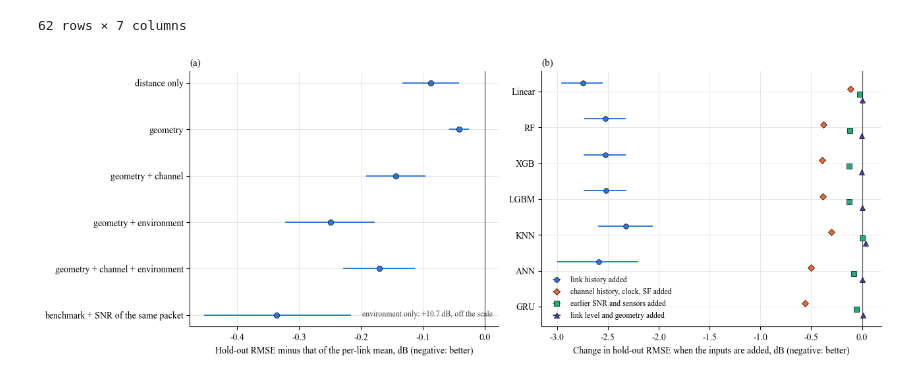
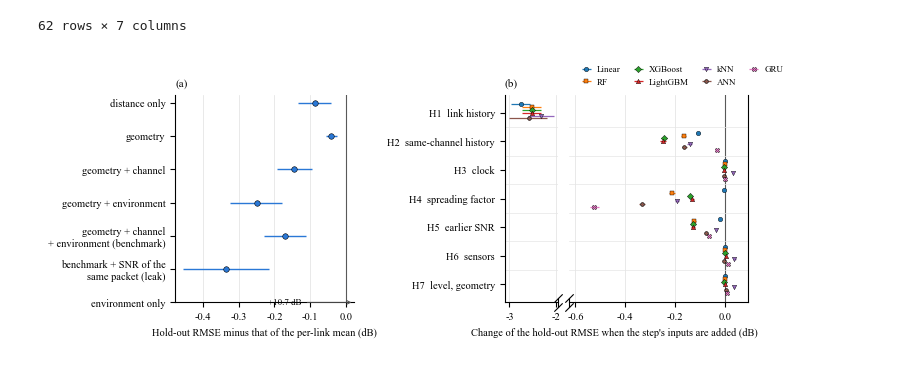
Before and after one commit to nahshonmokua/LoRaWAN-IndoorPathLossModeling-ML, a Jupyter notebook: 19_Feature_Groups.ipynb, the cells around one changed output. Cells and saved outputs as stored; diff of their text form; code cells hidden in the pictures.

Commit message:
19: seven-step figure for every family with intervals and a forest plot of the static subsets, an extra heat map of the steps, reading of Part B for the full ladder; re-run, computed outputs unchanged

```diff
--- a/19_Feature_Groups.ipynb
+++ b/19_Feature_Groups.ipynb
@@ -260,40 +260,69 @@ hold-out RMSE of the later rung minus the earlier rung (dB, negative: the added
 |  | H5 to H6 | 0.011 | 0.009 | 0.012 | -0.723 | -0.904 | -0.568 | yes |
 62 rows × 7 columns
 # %%
-# Figure: static groups against the per-link mean, and the steps of the history rungs
-plt.rcParams.update({"font.family": "serif", "font.serif": ["Times New Roman", "DejaVu Serif"], "font.size": 10})
-fig, ax = plt.subplots(1, 2, figsize=(13, 4.8), gridspec_kw={"width_ratios": [1, 1.1]})
+# Figure: (a) the static subsets against the per-link mean, (b) what each step of the history ladder adds, by family
+plt.rcParams.update({"font.family": "serif", "font.serif": ["Times New Roman", "DejaVu Serif"], "font.size": 7.5})
+fig = plt.figure(figsize=(7.16, 3.1))
+gs = fig.add_gridspec(1, 4, width_ratios=[1.0, 0.72, 0.3, 1.0], wspace=0.08, left=0.19, right=0.99, top=0.84, bottom=0.17)
+ax_a, ax_b1, ax_b2 = fig.add_subplot(gs[0]), fig.add_subplot(gs[2]), fig.add_subplot(gs[3])      # column 1 is the room for the row labels of (b)
+
+# (a) static subsets: difference to the per-link mean with its 95 % interval
+ref = "per-link mean"
 order = ["distance only", "geometry", "geometry + channel", "geometry + environment", full, "benchmark + SNR of the same packet"]
-ref = "per-link mean"
+label = {full: "geometry + channel\n+ environment (benchmark)", "benchmark + SNR of the same packet": "benchmark + SNR of the\nsame packet (leak)"}
 for i, n in enumerate(order):
     r = scores.loc[n]
-    ax[0].errorbar(r[f"dRMSE vs {ref}"], len(order) - 1 - i, xerr=[[r[f"dRMSE vs {ref}"] - r[f"lo ({ref})"]], [r[f"hi ({ref})"] - r[f"dRMSE vs {ref}"]]], fmt="o", color="#2a78d6", ms=6, mec="black", mew=0.5, lw=1.4)
-ax[0].axvline(0, color="0.35", lw=0.9)
-ax[0].text(0.98, 0.04, f"environment only: {scores.loc['environment only', f'dRMSE vs {ref}']:+.1f} dB, off the scale", transform=ax[0].transAxes, ha="right", fontsize=8.5, color="0.25")
-ax[0].set_yticks(range(len(order)), order[::-1])
-ax[0].set_xlabel("Hold-out RMSE minus that of the per-link mean, dB (negative: better)")
-colours = {"static to H1": ("#2a78d6", "o"), "H1 to H4": ("#eb6834", "D"), "H4 to H6": ("#1baf7a", "s"), "H6 to H7": ("#4a3aa7", "^")}
-labels = {"static to H1": "link history added", "H1 to H4": "channel history, clock, SF added", "H4 to H6": "earlier SNR and sensors added", "H6 to H7": "link level and geometry added"}
-fams = ["Linear", "RF", "XGB", "LGBM", "KNN", "ANN", "GRU"]
-for j, (stp, (colour, marker)) in enumerate(colours.items()):
-    sel = steps[steps.step == stp].set_index("family")
-    for i, f in enumerate(fams):
-        if f in sel.index:
-            r = sel.loc[f]
-            ax[1].errorbar(r.dRMSE, len(fams) - 1 - i + (1.5 - j) * 0.16, xerr=[[r.dRMSE - r.rmse_lo], [r.rmse_hi - r.dRMSE]], fmt=marker, color=colour, ms=5.5, mec="black", mew=0.5, lw=1.4,
-                           label=labels[stp] if i == 0 else None)
-ax[1].axvline(0, color="0.35", lw=0.9)
-ax[1].set_yticks(range(len(fams)), fams[::-1])
-ax[1].set_xlabel("Change in hold-out RMSE when the inputs are added, dB (negative: better)")
-ax[1].legend(frameon=False, loc="lower left", fontsize=8.5)
-for a_, tag in zip(ax, "ab"):
-    a_.grid(color="0.88", lw=0.6)
-    a_.set_axisbelow(True)
-    a_.set_title(f"({tag})", loc="left", fontsize=11)
-    for sp in ("top", "right"):
-        a_.spines[sp].set_visible(False)
-fig.tight_layout()
+    ax_a.errorbar(r[f"dRMSE vs {ref}"], i, xerr=[[r[f"dRMSE vs {ref}"] - r[f"lo ({ref})"]], [r[f"hi ({ref})"] - r[f"dRMSE vs {ref}"]]], fmt="o", color="#2a78d6", ms=4, mec="black", mew=0.4, lw=1.0)
+ax_a.axvline(0, color="0.35", lw=0.8)
+xmax = ax_a.get_xlim()[1]
+ax_a.annotate(f"{scores.loc['environment only', f'dRMSE vs {ref}']:+.1f} dB", xy=(xmax, len(order)), xytext=(xmax - 0.24, len(order)), va="center", fontsize=6.5,
+              arrowprops=dict(arrowstyle="->", lw=0.7, color="0.3"))                                   # off the scale
+ax_a.set_xlim(right=xmax)
+ax_a.set_yticks(range(len(order) + 1), [label.get(n, n) for n in order] + ["environment only"]); ax_a.invert_yaxis()
+ax_a.set_xlabel("Hold-out RMSE minus that of the per-link mean (dB)")
+
+# (b) the seven steps of the ladder, families as markers; the first step is an order of magnitude larger, so the axis is broken
+STEP = [("static to H1", "H1  link history"), ("H1 to H2", "H2  same-channel history"), ("H2 to H3", "H3  clock"), ("H3 to H4", "H4  spreading factor"),
+        ("H4 to H5", "H5  earlier SNR"), ("H5 to H6", "H6  sensors"), ("H6 to H7", "H7  level, geometry")]
+FAM = [("Linear", "Linear", "o"), ("RF", "RF", "s"), ("XGB", "XGBoost", "D"), ("LGBM", "LightGBM", "^"), ("KNN", "kNN", "v"), ("ANN", "ANN", "P"), ("GRU", "GRU", "X")]
+colour = dict(zip([f for f, _, _ in FAM], plt.get_cmap("tab10").colors[:7]))
+st = steps.set_index(["family", "step"])
+offset = np.linspace(-0.3, 0.3, len(FAM))
+shown = set()
+for i, (s, _) in enumerate(STEP):
+    for k, (f, lab, marker) in enumerate(FAM):
+        if (f, s) not in st.index:
+            continue
+        r = st.loc[(f, s)]
+        for ax in (ax_b1, ax_b2):
+            ax.errorbar(r.dRMSE, i + offset[k], xerr=[[r.dRMSE - r.rmse_lo], [r.rmse_hi - r.dRMSE]], fmt=marker, color=colour[f], ms=3.2, mec="black", mew=0.3, lw=0.9,
+                        label=lab if (ax is ax_b2 and f not in shown) else None)
+        shown.add(f)
+big = steps[steps.step == "static to H1"]
+ax_b1.set_xlim(big.rmse_lo.min() - 0.1, big.rmse_hi.max() + 0.1)
+small = steps[steps.step != "static to H1"]
+ax_b2.set_xlim(small.rmse_lo.min() - 0.05, max(small.rmse_hi.max(), 0) + 0.05)
+for ax in (ax_b1, ax_b2):
+    ax.axvline(0, color="0.35", lw=0.8)
+    ax.set_yticks(range(len(STEP)))
+    for i in range(1, len(STEP)):
+        ax.axhline(i - 0.5, color="0.9", lw=0.5)
+ax_b1.set_yticklabels([lab for _, lab in STEP]); ax_b1.invert_yaxis()
+ax_b2.set_yticklabels([]); ax_b2.invert_yaxis(); ax_b2.tick_params(left=False)
+ax_b1.spines["right"].set_visible(False); ax_b2.spines["left"].set_visible(False)
+for ax, x in ((ax_b1, 1), (ax_b2, 0)):                            # break marks
+    ax.plot([x, x], [-0.02, 0.02], transform=ax.transAxes, color="black", lw=0.8, clip_on=False, marker=[(-1, -1), (1, 1)], ms=6, mew=0.8)
+ax_b2.set_xlabel("Change of the hold-out RMSE when the step's inputs are added (dB)", x=0.25)
+ax_b2.legend(ncol=4, frameon=False, fontsize=6.5, loc="lower left", bbox_to_anchor=(0.0, 1.0), handletextpad=0.2, columnspacing=0.9)
+for ax, tag in ((ax_a, "a"), (ax_b1, "b")):
+    ax.set_title(f"({tag})", loc="left", fontsize=8)
+for ax in (ax_a, ax_b1, ax_b2):
+    ax.grid(axis="x", color="0.88", lw=0.5)
+    ax.set_axisbelow(True)
+    for sp in ("top",):
+        ax.spines[sp].set_visible(False)
+ax_a.spines["right"].set_visible(False)
 fig.savefig("Figures/feature_groups.png", dpi=300, bbox_inches="tight")
 plt.show()
 # %% [output]
-[figure, old version]
+[figure, new version]
```
Also changed, not shown: parts of 3 cells of this notebook.
